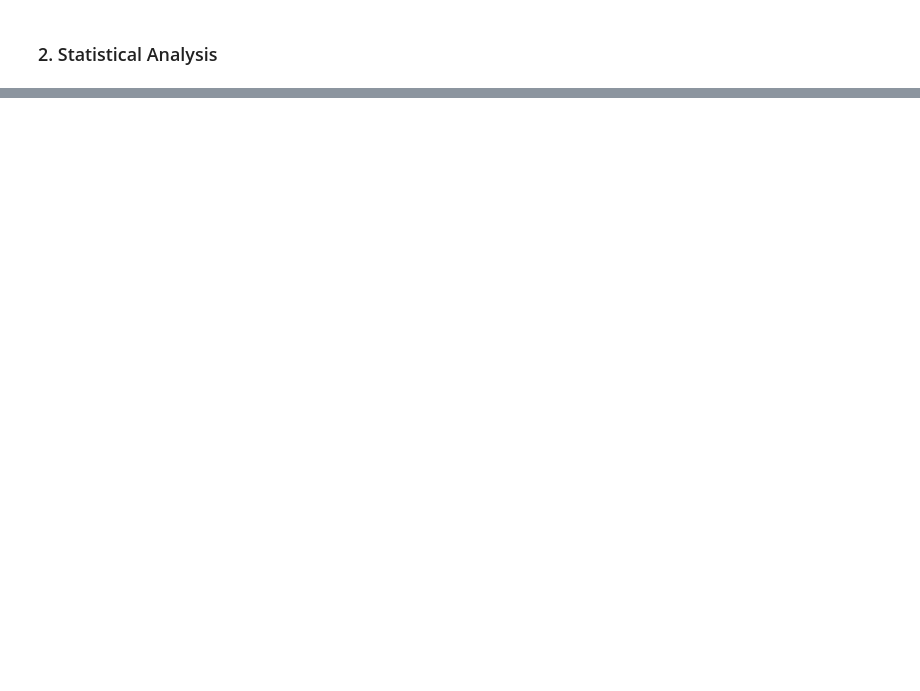
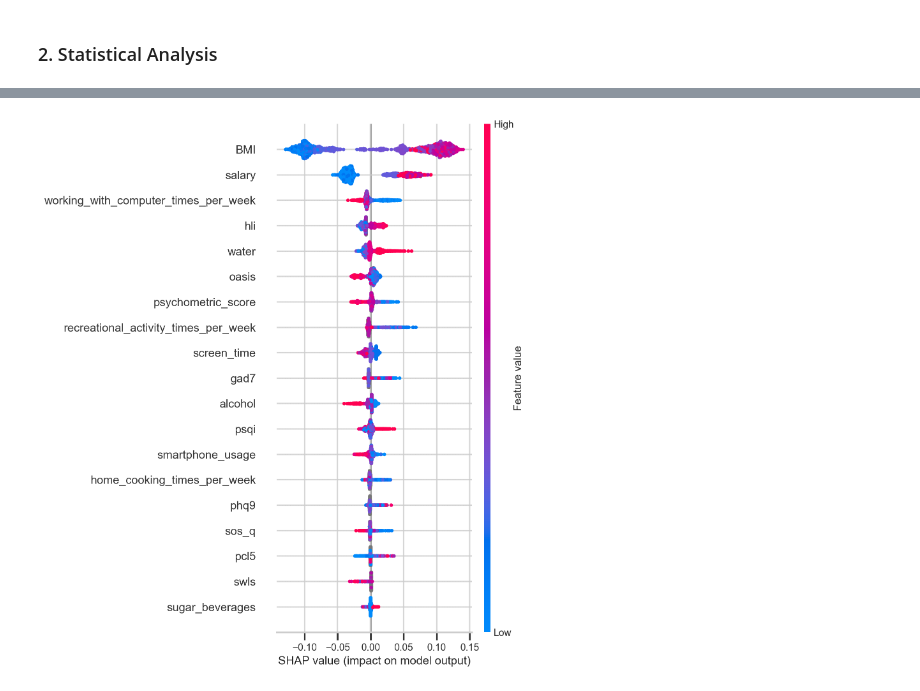
Before and after one commit to GalKepler/athletes_brain, a Jupyter notebook: notebooks/behav/behav.ipynb, the cells around one changed output, grey strips where cells are left out. Saved outputs shown, nothing was run; the diff lists cells and outputs as text; code cells hidden in the pictures; blank space fills up the shorter version.

```diff
--- a/notebooks/behav/behav.ipynb
+++ b/notebooks/behav/behav.ipynb
@@ -338,0 +384,11 @@ for group in ["all","climbing","bjj"]:
+# %%
+import shap
+
+pipeline_without_estimator = Pipeline(steps=pipeline.steps[:-1])
+
+X_scaled = pipeline_without_estimator.fit_transform(X)
+
+estimator = best_pipeline.named_steps["classifier"]
+
+explainer = shap.TreeExplainer(estimator, X_scaled)
+shap_values = explainer(X_scaled, y, check_additivity=False)
@@ -338,0 +414,4 @@ for group in ["all","climbing","bjj"]:
+# %%
+shap.summary_plot(shap_values[:,:,1], X, feature_names=valid_columns)
+# %% [output]
+[figure, added]
```
Also changed, not shown: parts of 9 cells of this notebook, 9 other files.
